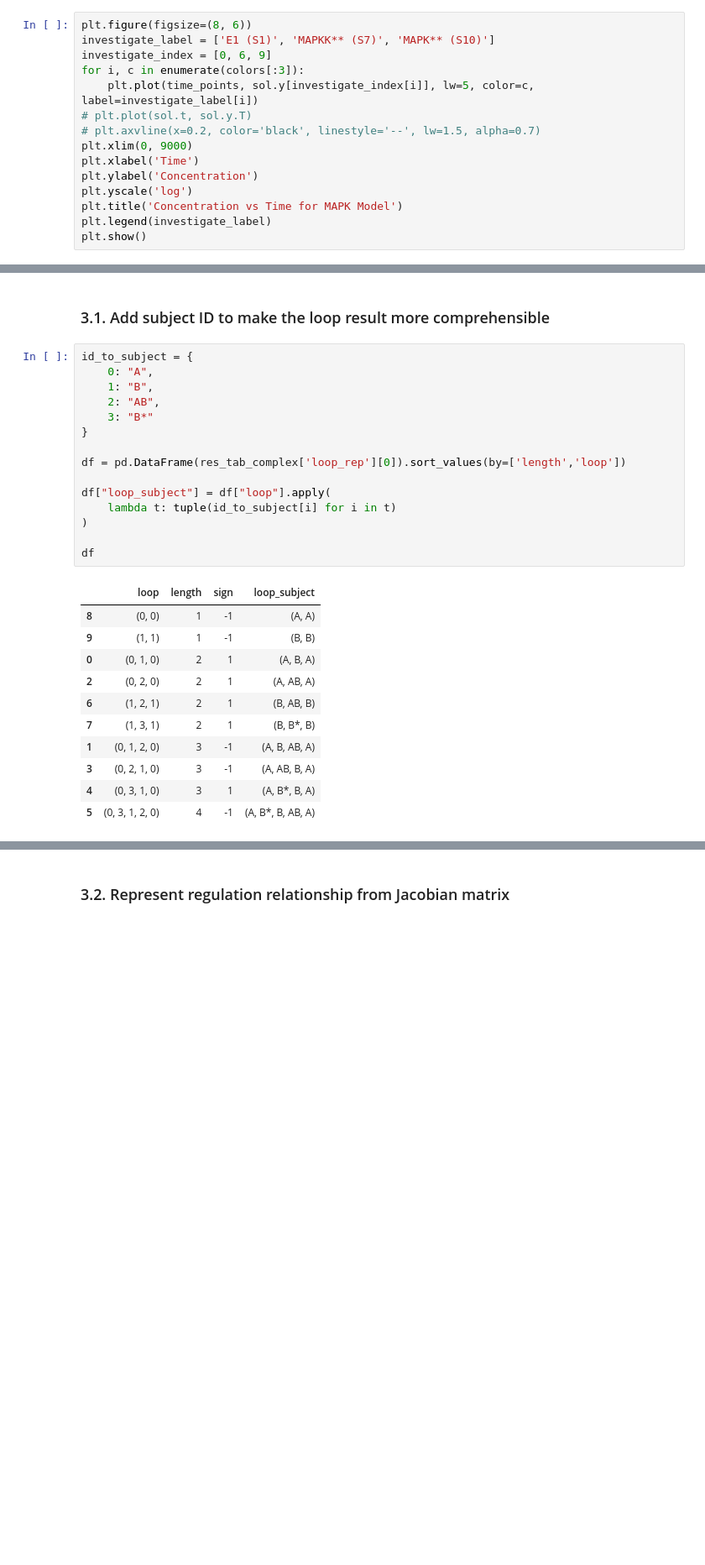
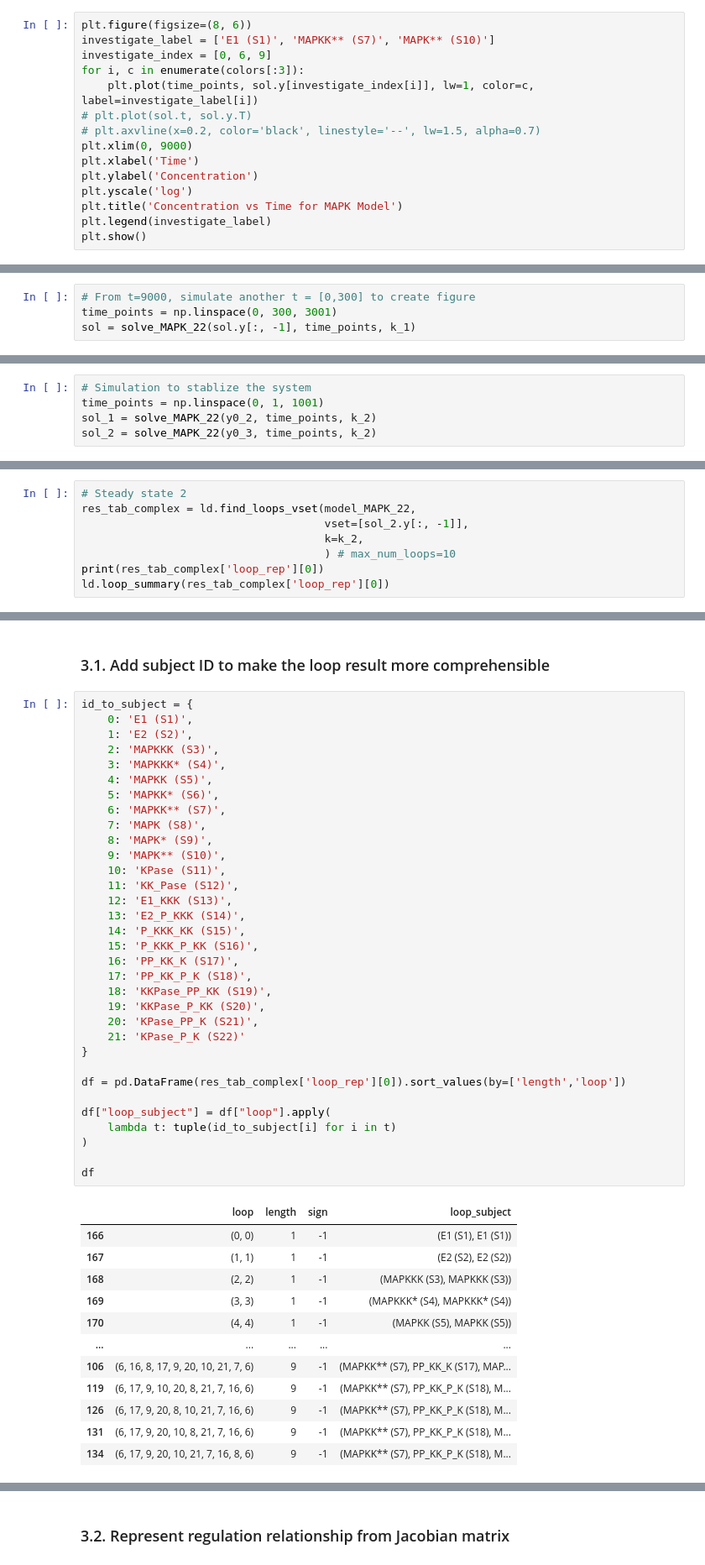
Before and after one commit to DILiS-lab/loopdetect, a Jupyter notebook: examples/model_4_MAPK-full.ipynb, the cells around one changed output, grey strips where cells are left out. Shown at 84% size. Cells and saved outputs as stored; diff of their text form; blank space fills up the shorter version.

```diff
--- a/examples/model_4_MAPK-full.ipynb
+++ b/examples/model_4_MAPK-full.ipynb
@@ -676,7 +499,7 @@ plt.figure(figsize=(8, 6))
 investigate_label = ['E1 (S1)', 'MAPKK** (S7)', 'MAPK** (S10)']
 investigate_index = [0, 6, 9]
 for i, c in enumerate(colors[:3]):
-    plt.plot(time_points, sol.y[investigate_index[i]], lw=5, color=c, label=investigate_label[i])
+    plt.plot(time_points, sol.y[investigate_index[i]], lw=1, color=c, label=investigate_label[i])
 # plt.plot(sol.t, sol.y.T)
 # plt.axvline(x=0.2, color='black', linestyle='--', lw=1.5, alpha=0.7)
 plt.xlim(0, 9000)
@@ -703,0 +529,4 @@ plt.show()
+# %%
+# From t=9000, simulate another t = [0,300] to create figure
+time_points = np.linspace(0, 300, 3001)
+sol = solve_MAPK_22(sol.y[:, -1], time_points, k_1)
@@ -835,0 +640,5 @@ plt.show()
+# %%
+# Simulation to stablize the system
+time_points = np.linspace(0, 1, 1001)
+sol_1 = solve_MAPK_22(y0_2, time_points, k_2)
+sol_2 = solve_MAPK_22(y0_3, time_points, k_2)
@@ -835,0 +691,8 @@ plt.show()
+# %%
+# Steady state 2
+res_tab_complex = ld.find_loops_vset(model_MAPK_22,
+                                     vset=[sol_2.y[:, -1]],
+                                     k=k_2,
+                                     ) # max_num_loops=10
+print(res_tab_complex['loop_rep'][0])
+ld.loop_summary(res_tab_complex['loop_rep'][0])
@@ -839,28 +770,47 @@ plt.show()
 ### 3.1. Add subject ID to make the loop result more comprehensible
 # %%
 id_to_subject = {
-    0: "A",
-    1: "B",
-    2: "AB",
-    3: "B*"
+    0: 'E1 (S1)',
+    1: 'E2 (S2)',
+    2: 'MAPKKK (S3)',
+    3: 'MAPKKK* (S4)',
+    4: 'MAPKK (S5)',
+    5: 'MAPKK* (S6)',
+    6: 'MAPKK** (S7)',
+    7: 'MAPK (S8)',
+    8: 'MAPK* (S9)',
+    9: 'MAPK** (S10)',
+    10: 'KPase (S11)',
+    11: 'KK_Pase (S12)',
+    12: 'E1_KKK (S13)',
+    13: 'E2_P_KKK (S14)',
+    14: 'P_KKK_KK (S15)',
+    15: 'P_KKK_P_KK (S16)',
+    16: 'PP_KK_K (S17)',
+    17: 'PP_KK_P_K (S18)',
+    18: 'KKPase_PP_KK (S19)',
+    19: 'KKPase_P_KK (S20)',
+    20: 'KPase_PP_K (S21)',
+    21: 'KPase_P_K (S22)'
 }
 
 df = pd.DataFrame(res_tab_complex['loop_rep'][0]).sort_values(by=['length','loop'])
 
 df["loop_subject"] = df["loop"].apply(
     lambda t: tuple(id_to_subject[i] for i in t)
 )
 
 df
 # %% [output]
 |  | loop | length | sign | loop_subject |
-| 8 | (0, 0) | 1 | -1 | (A, A) |
-| 9 | (1, 1) | 1 | -1 | (B, B) |
-| 0 | (0, 1, 0) | 2 | 1 | (A, B, A) |
-| 2 | (0, 2, 0) | 2 | 1 | (A, AB, A) |
-| 6 | (1, 2, 1) | 2 | 1 | (B, AB, B) |
-| 7 | (1, 3, 1) | 2 | 1 | (B, B*, B) |
-| 1 | (0, 1, 2, 0) | 3 | -1 | (A, B, AB, A) |
-| 3 | (0, 2, 1, 0) | 3 | -1 | (A, AB, B, A) |
-| 4 | (0, 3, 1, 0) | 3 | 1 | (A, B*, B, A) |
-| 5 | (0, 3, 1, 2, 0) | 4 | -1 | (A, B*, B, AB, A) |
+| 166 | (0, 0) | 1 | -1 | (E1 (S1), E1 (S1)) |
+| 167 | (1, 1) | 1 | -1 | (E2 (S2), E2 (S2)) |
+| 168 | (2, 2) | 1 | -1 | (MAPKKK (S3), MAPKKK (S3)) |
+| 169 | (3, 3) | 1 | -1 | (MAPKKK* (S4), MAPKKK* (S4)) |
+| 170 | (4, 4) | 1 | -1 | (MAPKK (S5), MAPKK (S5)) |
+| ... | ... | ... | ... | ... |
+| 106 | (6, 16, 8, 17, 9, 20, 10, 21, 7, 6) | 9 | -1 | (MAPKK** (S7), PP_KK_K (S17), MAP... |
+| 119 | (6, 17, 9, 10, 20, 8, 21, 7, 16, 6) | 9 | -1 | (MAPKK** (S7), PP_KK_P_K (S18), M... |
+| 126 | (6, 17, 9, 20, 8, 10, 21, 7, 16, 6) | 9 | -1 | (MAPKK** (S7), PP_KK_P_K (S18), M... |
+| 131 | (6, 17, 9, 20, 10, 8, 21, 7, 16, 6) | 9 | -1 | (MAPKK** (S7), PP_KK_P_K (S18), M... |
+| 134 | (6, 17, 9, 20, 10, 21, 7, 16, 8, 6) | 9 | -1 | (MAPKK** (S7), PP_KK_P_K (S18), M... |
```
Also changed, not shown: parts of 31 cells of this notebook.
